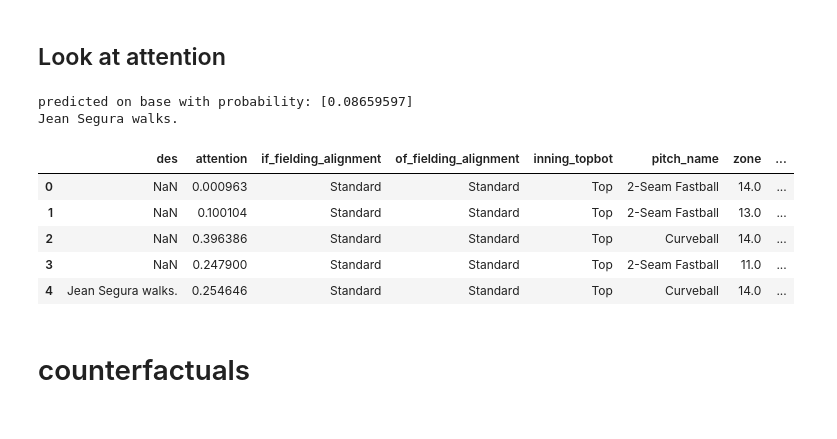
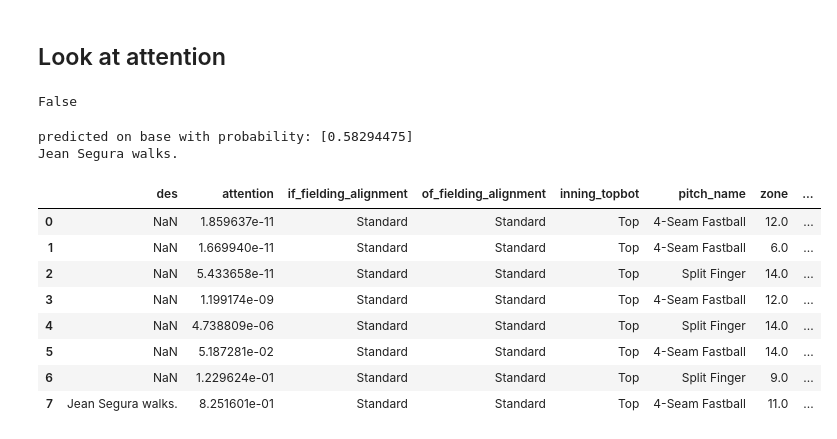
Before and after one commit to dantegates/mlb-statcast, a Jupyter notebook: deep-learning.ipynb, the cells around one changed output. Cells and saved outputs as stored; diff of their text form; code cells hidden in the pictures.

```diff
--- a/deep-learning.ipynb
+++ b/deep-learning.ipynb
@@ -320,7 +324,7 @@ numeric_features = [
     'balls',
     'strikes',
     'outs_when_up',
-    'pitch_number',
+#    'pitch_number',
     'inning',
     'total_pitch_number',
     'at_bat_number',
@@ -930,10 +934,14 @@ for feature in categorical_features:
 X_embeddings = keras.layers.Concatenate(axis=-1)(list(embeddings.values()))
 X = keras.layers.Concatenate()([X_numeric_input, X_embeddings])
 X = keras.layers.BatchNormalization()(X)
-X_lstm = keras.layers.Bidirectional(
-    keras.layers.LSTM(32, dropout=0.1, recurrent_dropout=0.1, return_sequences=True),
-     merge_mode='sum')(X)
+X_lstm = keras.layers.LSTM(32, dropout=0.1, recurrent_dropout=0.1, return_sequences=True)(X)
+# X_lstm = keras.layers.Bidirectional(
+#     keras.layers.LSTM(32, dropout=0.1, recurrent_dropout=0.1, return_sequences=True),
+#     merge_mode='sum')(X)
 X, attention = Attention(X_lstm)
+
+X = keras.layers.Dense(32, activation='relu')(X)
+X = keras.layers.BatchNormalization()(X)
 X = keras.layers.Dense(1, activation='sigmoid', name='y')(X)
 
 X_aux = keras.layers.Dense(32, activation='relu')(X_lstm)
@@ -965,6 +973,6 @@ Non-trainable params: 202
 __________________________________________________________________________________________________
 # %%
-nonlinear_model.compile(loss={'y': 'binary_crossentropy', 'y_aux': 'mse'}, optimizer='adam', loss_weights={'y': 1., 'y_aux': 3.})
+nonlinear_model.compile(loss={'y': 'binary_crossentropy', 'y_aux': 'mse'}, optimizer='adam')
 # %%
 L = []
 def g():
@@ -974,7 +982,8 @@ def g():
             if len(y_aux.shape) != 3:
                 L.append(None)
                 continue
-            yield X, {'y': y, 'y_aux': y_aux}
+            # (X, y, sample_weights)
+            yield X, {'y': y, 'y_aux': y_aux}, {'y_aux': np.where(y, 1., 0.05)}
 nonlinear_model.fit_generator(g(), steps_per_epoch=len(batches), epochs=3)
 # %% [output]
 Epoch 1/3
@@ -1228,35 +1142,40 @@ exaples = [
     # J. T. grounds out
     (531625.0, 61.0),
 ]
+# %%
+(df.batter_id == 530718.0).any()
+# %% [output]
+False
 # %%
 filter_df = df.index
 # filter_df = df.events == 'home_run'
-# filter_df = df.batter_id == 605141.0
-filter_df = df.game_pk.eq(531630.0) & df.at_bat_number.eq(65)
+filter_df = df.batter_id == 516416.0
+# filter_df = df.game_pk.eq(529524.0) & df.at_bat_number.eq(119.0)
 
 at_bat_key = df.loc[filter_df, ['game_pk', 'at_bat_number']].drop_duplicates().sample(1)
 atbat = df.merge(
     at_bat_key,
     on=['game_pk', 'at_bat_number'])
 
 xx = featurize_at_bat(atbat)[0]
 xx = {k: np.expand_dims(v, axis=0) for k, v in xx.items()}
 pp = nonlinear_model.predict(xx)[0][0]
 aa = attention_model.predict(xx)
 
 atbat['attention'] = aa.reshape(-1)
 print('predicted on base with probability:', pp)
 print(atbat.iloc[-1].des)
 with pd.option_context('display.max_columns', None):
     display(atbat[['des', 'attention'] + categorical_features + numeric_features])
 # %% [output]
-predicted on base with probability: [0.08659597]
+predicted on base with probability: [0.58294475]
 Jean Segura walks.
 |  | des | attention | if_fielding_alignment | of_fielding_alignment | inning_topbot | pitch_name | zone | ... |
-| 0 | NaN | 0.000963 | Standard | Standard | Top | 2-Seam Fastball | 14.0 | ... |
-| 1 | NaN | 0.100104 | Standard | Standard | Top | 2-Seam Fastball | 13.0 | ... |
-| 2 | NaN | 0.396386 | Standard | Standard | Top | Curveball | 14.0 | ... |
-| 3 | NaN | 0.247900 | Standard | Standard | Top | 2-Seam Fastball | 11.0 | ... |
-| 4 | Jean Segura walks. | 0.254646 | Standard | Standard | Top | Curveball | 14.0 | ... |
+| 0 | NaN | 1.859637e-11 | Standard | Standard | Top | 4-Seam Fastball | 12.0 | ... |
+| 1 | NaN | 1.669940e-11 | Standard | Standard | Top | 4-Seam Fastball | 6.0 | ... |
+| 2 | NaN | 5.433658e-11 | Standard | Standard | Top | Split Finger | 14.0 | ... |
+| 3 | NaN | 1.199174e-09 | Standard | Standard | Top | 4-Seam Fastball | 12.0 | ... |
+| 4 | NaN | 4.738809e-06 | Standard | Standard | Top | Split Finger | 14.0 | ... |
+| 5 | NaN | 5.187281e-02 | Standard | Standard | Top | 4-Seam Fastball | 14.0 | ... |
+| 6 | NaN | 1.229624e-01 | Standard | Standard | Top | Split Finger | 9.0 | ... |
+| 7 | Jean Segura walks. | 8.251601e-01 | Standard | Standard | Top | 4-Seam Fastball | 11.0 | ... |
-# %% [markdown]
-# counterfactuals
```
Also changed, not shown: parts of 37 cells of this notebook.
